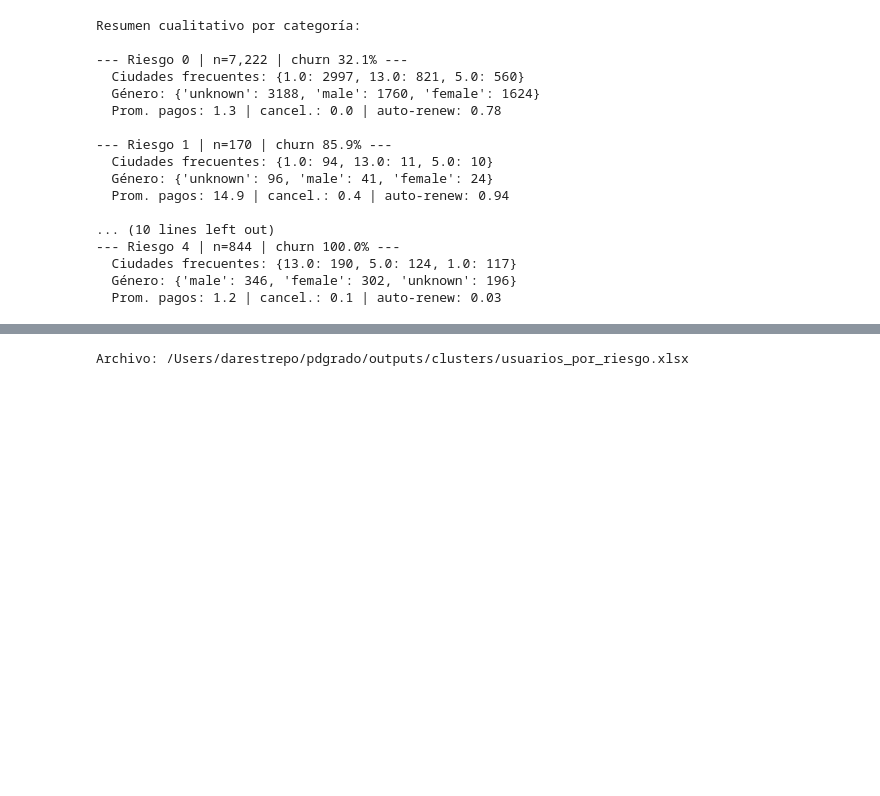
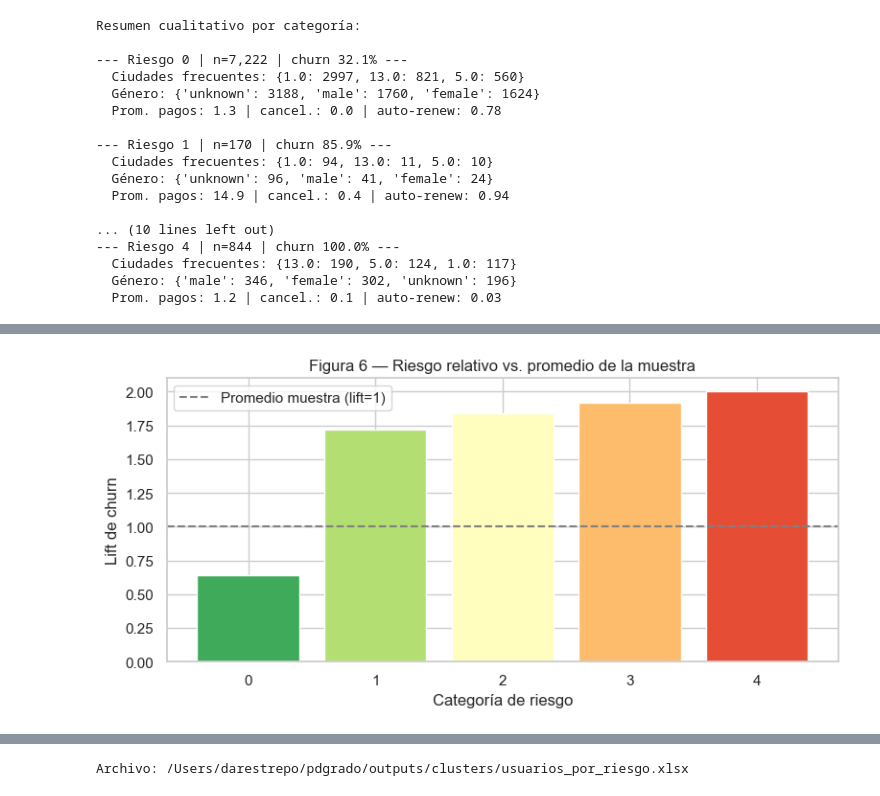
Before and after one commit to danielrpo1/pdgrado, a Jupyter notebook: notebooks/Colab_Piloto_5_Categorias_Riesgo_KKBox.ipynb, the cells around one changed output, grey strips where cells are left out. Saved outputs shown, nothing was run; the diff lists cells and outputs as text; code cells hidden in the pictures; blank space fills up the shorter version.

Commit message:
Añadir sección 7 de análisis profundo de categorías al notebook Colab.
Incluye lift, Chi-cuadrado, Kruskal-Wallis, Random Forest, árbol
interpretable y PCA; notebook ejecutado con salidas.

```diff
--- a/notebooks/Colab_Piloto_5_Categorias_Riesgo_KKBox.ipynb
+++ b/notebooks/Colab_Piloto_5_Categorias_Riesgo_KKBox.ipynb
@@ -354,0 +366,19 @@ Se genera un libro con **cinco hojas** (`riesgo_0` … `riesgo_4`) para revisar
+# %%
+# 7.1 Lift: cuántas veces más churn que el promedio de la muestra
+churn_global = df['is_churn'].mean()
+lift = resumen.copy()
+lift['lift_vs_promedio'] = (lift['churn_rate'] / churn_global).round(2)
+lift['churn_%'] = (lift['churn_rate'] * 100).round(1)
+lift[['n_users', 'churn_%', 'lift_vs_promedio']]
+
+fig, ax = plt.subplots(figsize=(8, 4))
+ax.bar(lift.index.astype(str), lift['lift_vs_promedio'], color=colores, edgecolor='white')
+ax.axhline(1.0, color='gray', linestyle='--', label='Promedio muestra (lift=1)')
+ax.set_xlabel('Categoría de riesgo')
+ax.set_ylabel('Lift de churn')
+ax.set_title('Figura 6 — Riesgo relativo vs. promedio de la muestra')
+ax.legend()
+plt.tight_layout()
+plt.show()
+# %% [output]
+[figure, added]
```
Also changed, not shown: parts of 11 cells of this notebook, 2 other files.
